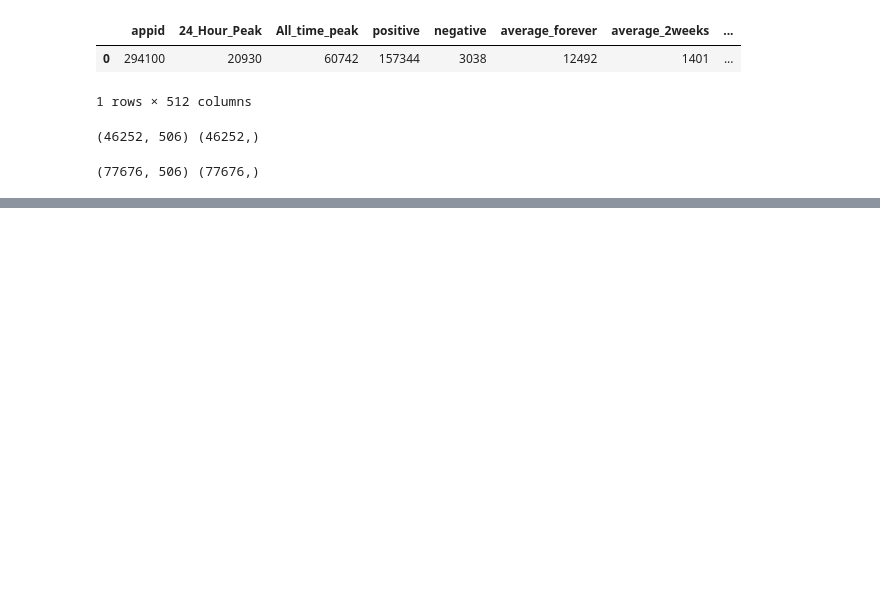
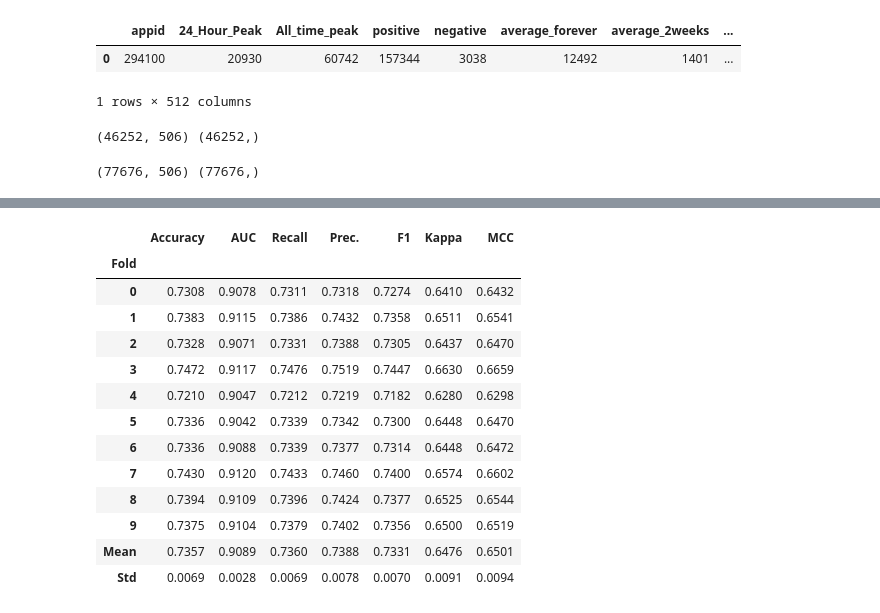
Before and after one commit to trevormoon/ASAC_ml_project, a Jupyter notebook: EDA/LSH/model/basic.ipynb, the cells around one changed output, grey strips where cells are left out. Cells and saved outputs as stored; diff of their text form; code cells hidden in the pictures; blank space fills up the shorter version.

```diff
--- a/EDA/LSH/model/basic.ipynb
+++ b/EDA/LSH/model/basic.ipynb
@@ -63,0 +131,17 @@ x_train, x_test, y_train, y_test = train_test_split(X_resampled, y_resampled,
+# %%
+et = create_model('et')
+# %% [output]
+|  | Accuracy | AUC | Recall | Prec. | F1 | Kappa | MCC |
+| Fold |  |  |  |  |  |  |  |
+| 0 | 0.7308 | 0.9078 | 0.7311 | 0.7318 | 0.7274 | 0.6410 | 0.6432 |
+| 1 | 0.7383 | 0.9115 | 0.7386 | 0.7432 | 0.7358 | 0.6511 | 0.6541 |
+| 2 | 0.7328 | 0.9071 | 0.7331 | 0.7388 | 0.7305 | 0.6437 | 0.6470 |
+| 3 | 0.7472 | 0.9117 | 0.7476 | 0.7519 | 0.7447 | 0.6630 | 0.6659 |
+| 4 | 0.7210 | 0.9047 | 0.7212 | 0.7219 | 0.7182 | 0.6280 | 0.6298 |
+| 5 | 0.7336 | 0.9042 | 0.7339 | 0.7342 | 0.7300 | 0.6448 | 0.6470 |
+| 6 | 0.7336 | 0.9088 | 0.7339 | 0.7377 | 0.7314 | 0.6448 | 0.6472 |
+| 7 | 0.7430 | 0.9120 | 0.7433 | 0.7460 | 0.7400 | 0.6574 | 0.6602 |
+| 8 | 0.7394 | 0.9109 | 0.7396 | 0.7424 | 0.7377 | 0.6525 | 0.6544 |
+| 9 | 0.7375 | 0.9104 | 0.7379 | 0.7402 | 0.7356 | 0.6500 | 0.6519 |
+| Mean | 0.7357 | 0.9089 | 0.7360 | 0.7388 | 0.7331 | 0.6476 | 0.6501 |
+| Std | 0.0069 | 0.0028 | 0.0069 | 0.0078 | 0.0070 | 0.0091 | 0.0094 |
```
Also changed, not shown: parts of 22 cells of this notebook, 1 other file.
